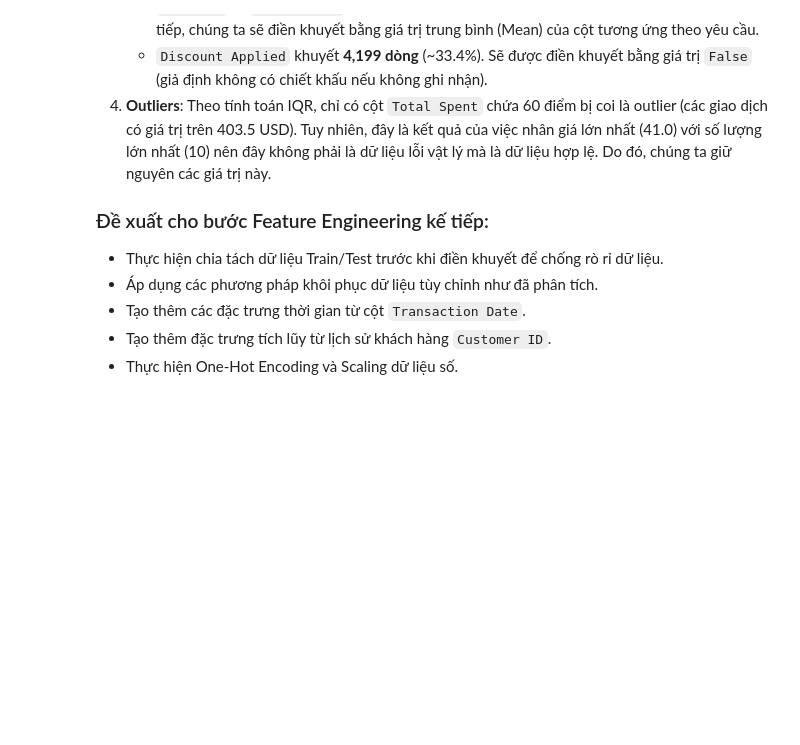
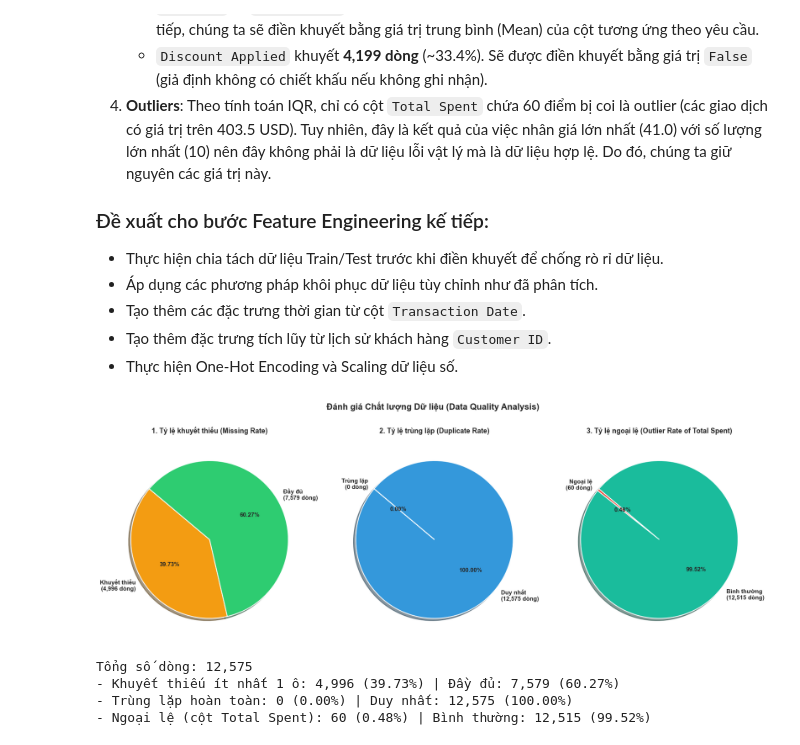
Before and after one commit to lacthui06/Lab-ML, a Jupyter notebook: lab2/eda/eda.ipynb, the cells around one changed output. Saved outputs shown, nothing was run; the diff lists cells and outputs as text; code cells hidden in the pictures; blank space fills up the shorter version.

```diff
--- a/lab2/eda/eda.ipynb
+++ b/lab2/eda/eda.ipynb
@@ -376,3 +376,81 @@ display(pd.DataFrame(outliers_summary).T)
 - Tạo thêm các đặc trưng thời gian từ cột `Transaction Date`.
 - Tạo thêm đặc trưng tích lũy từ lịch sử khách hàng `Customer ID`.
 - Thực hiện One-Hot Encoding và Scaling dữ liệu số.
+# %%
+# 1. Tính toán số liệu chất lượng dữ liệu
+total_rows = len(df)
+
+# A. Thiếu dữ liệu (Missing)
+n_missing = df.isnull().any(axis=1).sum()
+n_complete = total_rows - n_missing
+
+# B. Trùng lặp (Duplicate)
+n_dup = df.duplicated().sum()
+n_unique = total_rows - n_dup
+
+# C. Ngoại lệ (Outliers) cho Total Spent
+q1 = df['Total Spent'].quantile(0.25)
+q3 = df['Total Spent'].quantile(0.75)
+iqr = q3 - q1
+lower_bound = q1 - 1.5 * iqr
+upper_bound = q3 + 1.5 * iqr
+outliers_mask = (df['Total Spent'] > upper_bound) | (df['Total Spent'] < lower_bound)
+n_outliers = df[outliers_mask].shape[0]
+n_normal = total_rows - n_outliers
+
+# 2. Vẽ 3 biểu đồ tròn cạnh nhau (3 charts for 3 things)
+fig, axes = plt.subplots(1, 3, figsize=(18, 6))
+
+# Biểu đồ 1: Khuyết thiếu (Missing Data Ratio)
+axes[0].pie(
+    [n_missing, n_complete],
+    labels=['Khuyết thiếu\n({:,} dòng)'.format(n_missing), 'Đầy đủ\n({:,} dòng)'.format(n_complete)],
+    colors=['#f39c12', '#2ecc71'],
+    autopct='%1.2f%%',
+    shadow=True,
+    startangle=140,
+    textprops={'fontsize': 11, 'fontweight': 'bold'},
+    wedgeprops={'edgecolor': 'white', 'linewidth': 1.5}
+)
+axes[0].set_title('1. Tỷ lệ khuyết thiếu (Missing Rate)', fontsize=13, fontweight='bold', pad=15)
+
+# Biểu đồ 2: Trùng lặp (Duplicate Data Ratio)
+axes[1].pie(
+    [n_dup, n_unique],
+    labels=['Trùng lặp\n({:,} dòng)'.format(n_dup), 'Duy nhất\n({:,} dòng)'.format(n_unique)],
+    colors=['#9b59b6', '#3498db'],
+    autopct='%1.2f%%',
+    shadow=True,
+    startangle=140,
+    textprops={'fontsize': 11, 'fontweight': 'bold'},
+    wedgeprops={'edgecolor': 'white', 'linewidth': 1.5}
+)
+axes[1].set_title('2. Tỷ lệ trùng lặp (Duplicate Rate)', fontsize=13, fontweight='bold', pad=15)
+
+# Biểu đồ 3: Ngoại lệ (Outlier Ratio of Total Spent)
+axes[2].pie(
+    [n_outliers, n_normal],
+    labels=['Ngoại lệ\n({:,} dòng)'.format(n_outliers), 'Bình thường\n({:,} dòng)'.format(n_normal)],
+    colors=['#e74c3c', '#1abc9c'],
+    autopct='%1.2f%%',
+    shadow=True,
+    startangle=140,
+    textprops={'fontsize': 11, 'fontweight': 'bold'},
+    wedgeprops={'edgecolor': 'white', 'linewidth': 1.5}
+)
+axes[2].set_title('3. Tỷ lệ ngoại lệ (Outlier Rate of Total Spent)', fontsize=13, fontweight='bold', pad=15)
+
+plt.suptitle('Đánh giá Chất lượng Dữ liệu (Data Quality Analysis)', fontsize=16, fontweight='bold', y=1.05)
+plt.tight_layout()
+plt.show()
+
+print(f"Tổng số dòng: {total_rows:,}")
+print(f"- Khuyết thiếu ít nhất 1 ô: {n_missing:,} ({n_missing/total_rows*100:.2f}%) | Đầy đủ: {n_complete:,} ({n_complete/total_rows*100:.2f}%)")
+print(f"- Trùng lặp hoàn toàn: {n_dup:,} ({n_dup/total_rows*100:.2f}%) | Duy nhất: {n_unique:,} ({n_unique/total_rows*100:.2f}%)")
+print(f"- Ngoại lệ (cột Total Spent): {n_outliers:,} ({n_outliers/total_rows*100:.2f}%) | Bình thường: {n_normal:,} ({n_normal/total_rows*100:.2f}%)")
+# %% [output]
+[figure, added]
+Tổng số dòng: 12,575
+- Khuyết thiếu ít nhất 1 ô: 4,996 (39.73%) | Đầy đủ: 7,579 (60.27%)
+- Trùng lặp hoàn toàn: 0 (0.00%) | Duy nhất: 12,575 (100.00%)
+- Ngoại lệ (cột Total Spent): 60 (0.48%) | Bình thường: 12,515 (99.52%)
```
Also changed, not shown: parts of 1 cell of this notebook.
